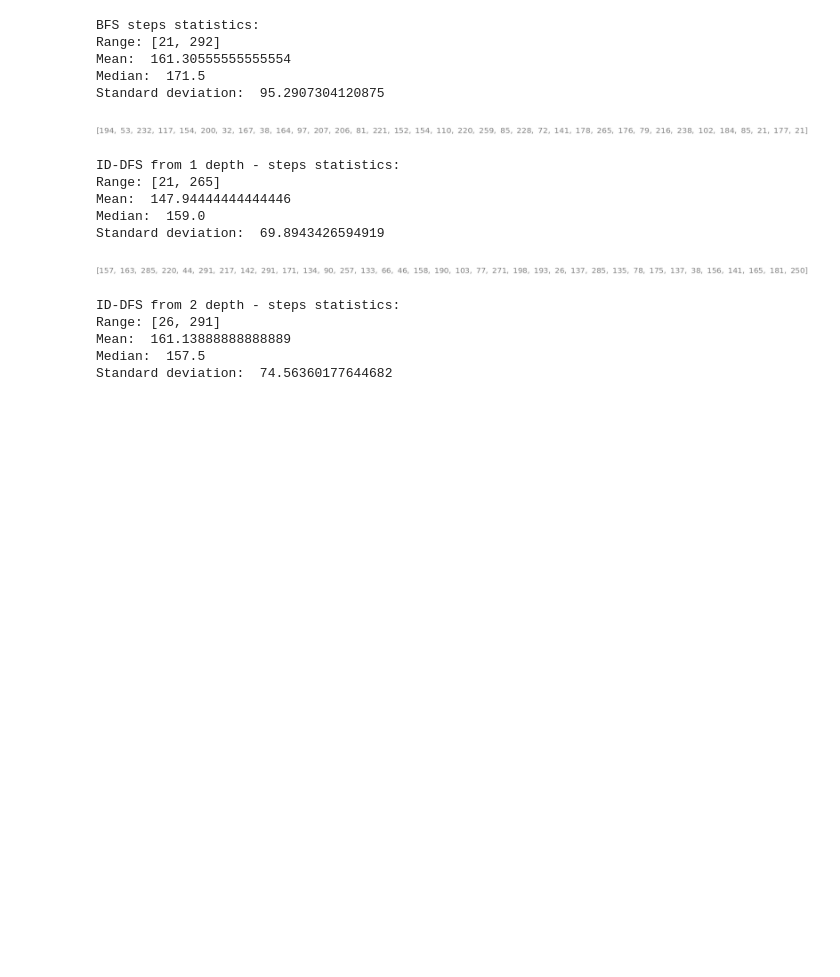
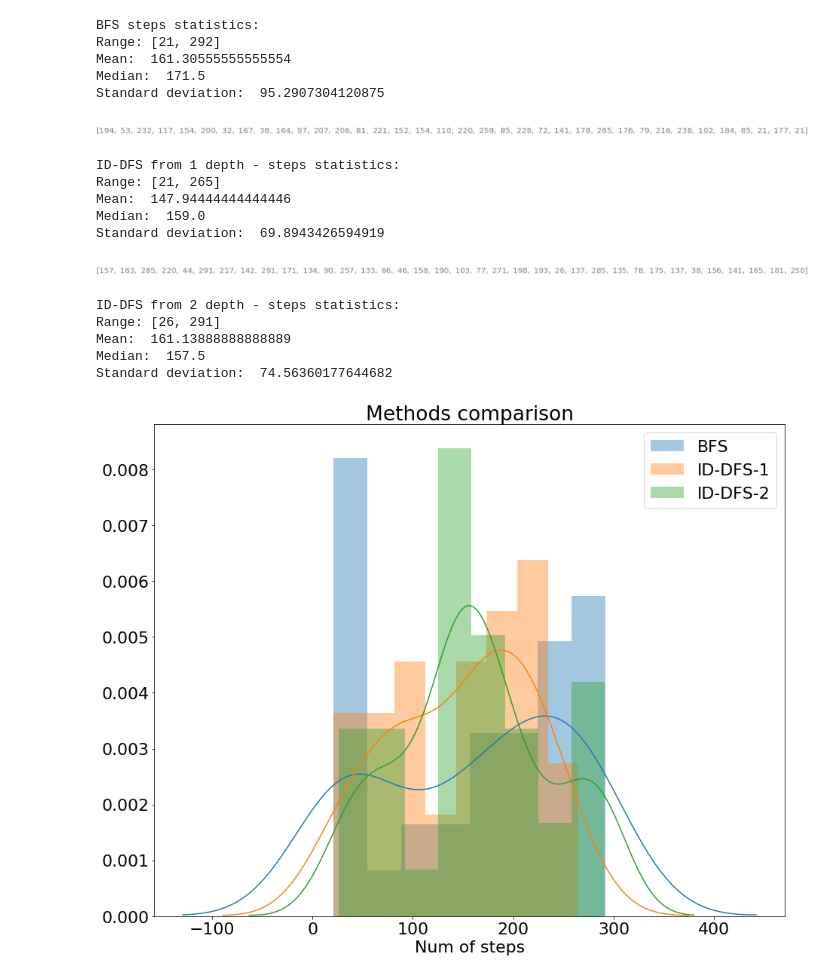
Before and after one commit to AndreyBychkov/QBee, a Jupyter notebook: PythonPackage/examples/comparisons.ipynb, the cells around one changed output. Saved outputs shown, nothing was run; the diff lists cells and outputs as text; code cells hidden in the pictures; blank space fills up the shorter version.

Commit message:
Add distplot to comparisons.ipynb

```diff
--- a/PythonPackage/examples/comparisons.ipynb
+++ b/PythonPackage/examples/comparisons.ipynb
@@ -88,3 +88,19 @@ Range: [26, 291]
 Mean:  161.13888888888889
 Median:  157.5
 Standard deviation:  74.56360177644682
+# %%
+import matplotlib.pyplot as plt
+import seaborn as sns
+
+%matplotlib inline
+
+plt.rcParams.update({'font.size': 22})
+plt.figure(figsize=(15, 12))
+sns.distplot(bfs_steps, label="BFS", bins=8, kde=True)
+sns.distplot(iddfs_1_steps,  label="ID-DFS-1", bins=8, kde=True)
+sns.distplot(iddfs_2_steps,  label="ID-DFS-2", bins=8, kde=True)
+plt.legend()
+plt.xlabel("Num of steps")
+plt.title("Methods comparison");
+# %% [output]
+[figure, added]
```
